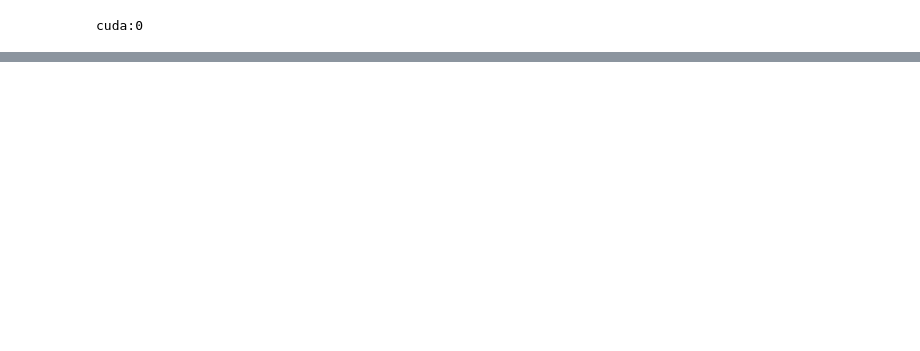
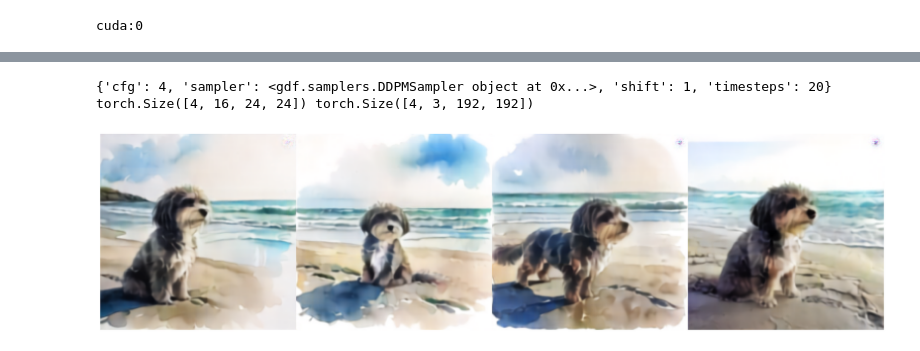
Before and after one commit to Stability-AI/StableCascade, a Jupyter notebook: lora test.ipynb, the cells around one changed output, grey strips where cells are left out. Saved outputs shown, nothing was run; the diff lists cells and outputs as text; code cells hidden in the pictures; blank space fills up the shorter version.

```diff
--- a/lora test.ipynb
+++ b/lora test.ipynb
@@ -81 +99,4 @@ print(batch['captions'])
+# %%
+models.lora.load_state_dict(load_or_fail('/weka/home-warp/models/v3_release/stage_c_3b_lora/lora_10k.safetensors'))
+pass
 # %%
@@ -105,0 +107,34 @@ tensor([[0., 0., 0.,  ..., 0., 0., 0.],
+# %%
+# PREPARE CONDITIONS
+batch['captions'] = ['watercolor painting of a dog [fernando] on the beach'] * 4
+batch['images'] = batch['images'][0:1].expand(4, -1, -1, -1)
+conditions = warpcore.get_conditions(batch, models, extras, is_eval=True, is_unconditional=False, eval_image_embeds=False)
+unconditions = warpcore.get_conditions(batch, models, extras, is_eval=True, is_unconditional=True, eval_image_embeds=False)
+# %%
+# SAMPLE
+extras.sampling_configs['cfg'] = 4
+# extras.sampling_configs['shift'] = 1
+# extras.sampling_configs['timesteps'] = 20
+# extras.sampling_configs['t_start'] = 1.0
+print(extras.sampling_configs)
+
+with torch.no_grad(), torch.cuda.amp.autocast(dtype=torch.bfloat16), torch.random.fork_rng():
+    torch.manual_seed(42)
+
+    *_, (sampled_latents, _, _) = extras.gdf.sample(
+        models.generator, conditions, (4, 16, 24, 24),
+        unconditions, device=device, **extras.sampling_configs
+    )
+    sampled = models.previewer(sampled_latents).float()
+    print(sampled_latents.shape, sampled.shape)
+
+plt.figure(figsize=(24, 24))
+plt.axis("off")
+plt.imshow(torch.cat([
+    torch.cat([i for i in sampled.cpu().clamp(0, 1)], dim=-1),
+], dim=-2).permute(1, 2, 0).cpu())
+plt.show()
+# %% [output]
+{'cfg': 4, 'sampler': <gdf.samplers.DDPMSampler object at 0x...>, 'shift': 1, 'timesteps': 20}
+torch.Size([4, 16, 24, 24]) torch.Size([4, 3, 192, 192])
+[figure, added]
```
Also changed, not shown: parts of 10 cells of this notebook, 15 other files.
